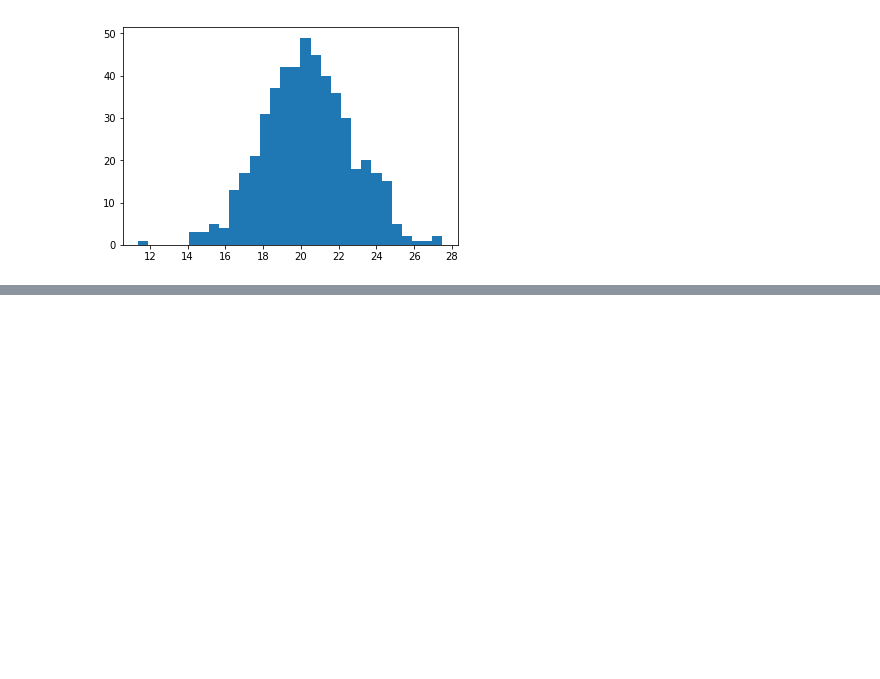
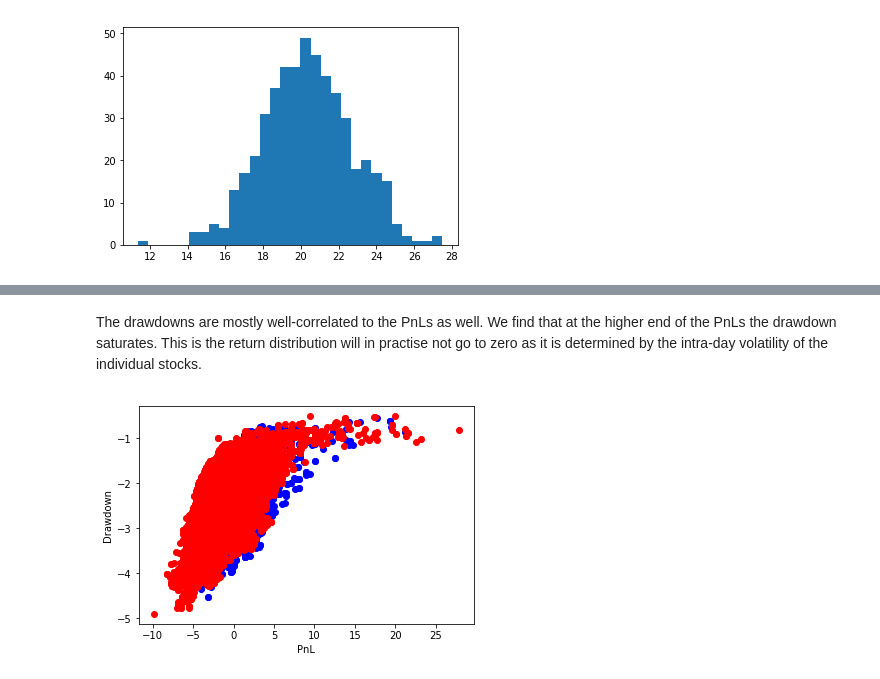
Before and after one commit to aaaquants/QuantBasics1-4, a Jupyter notebook: quant_basics.ipynb, the cells around one changed output, grey strips where cells are left out. Drawn from its saved outputs; the diff is of its cells as text; code cells hidden in the pictures; blank space fills up the shorter version.

```diff
--- a/quant_basics.ipynb
+++ b/quant_basics.ipynb
@@ -541,0 +542,11 @@ plt.show()
+# %% [markdown]
+The drawdowns are mostly well-correlated to the PnLs as well. We find that at the higher end of the PnLs the drawdown saturates. This is the return distribution will in practise not go to zero as it is determined by the intra-day volatility of the individual stocks.
+# %%
+ddwns1,ddwns2 = cPickle.load(open('ddwns.pick'))
+plt.plot(np.array(pnls1),np.array(ddwns1),'bo')
+plt.plot(np.array(pnls2)*(7/3.),ddwns2,'ro')
+plt.xlabel('PnL')
+plt.ylabel('Drawdown')
+plt.show()
+# %% [output]
+[figure, added]
```
Also changed, not shown: parts of 4 cells of this notebook.
